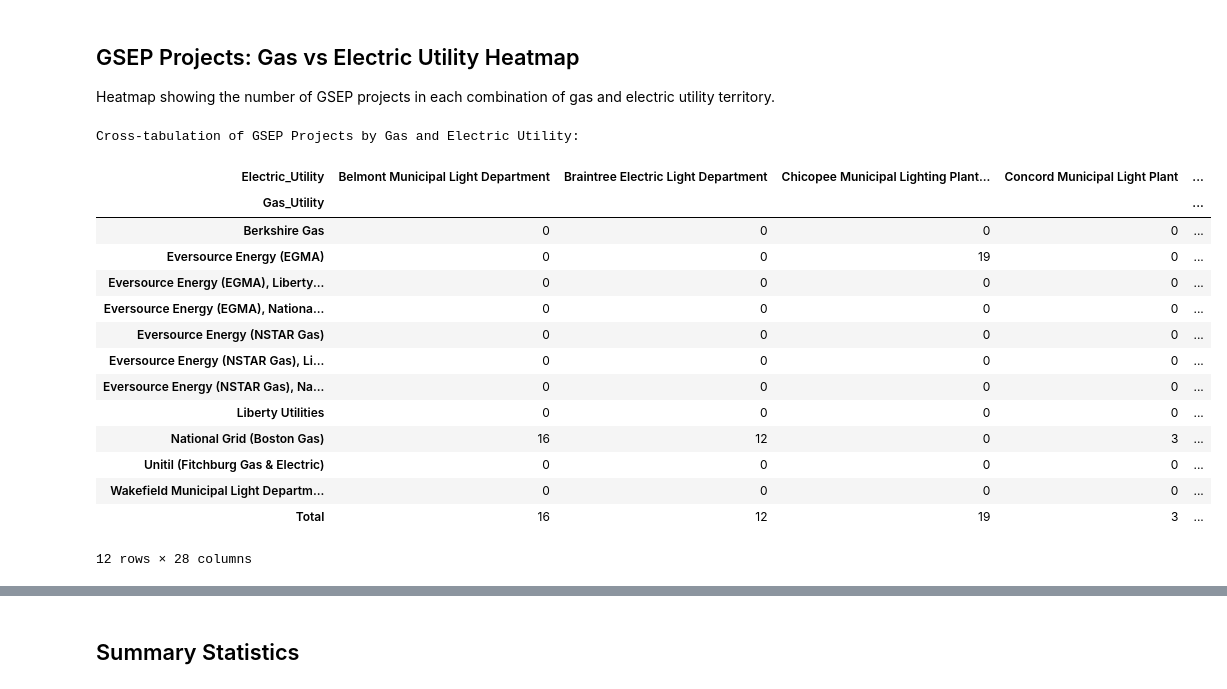
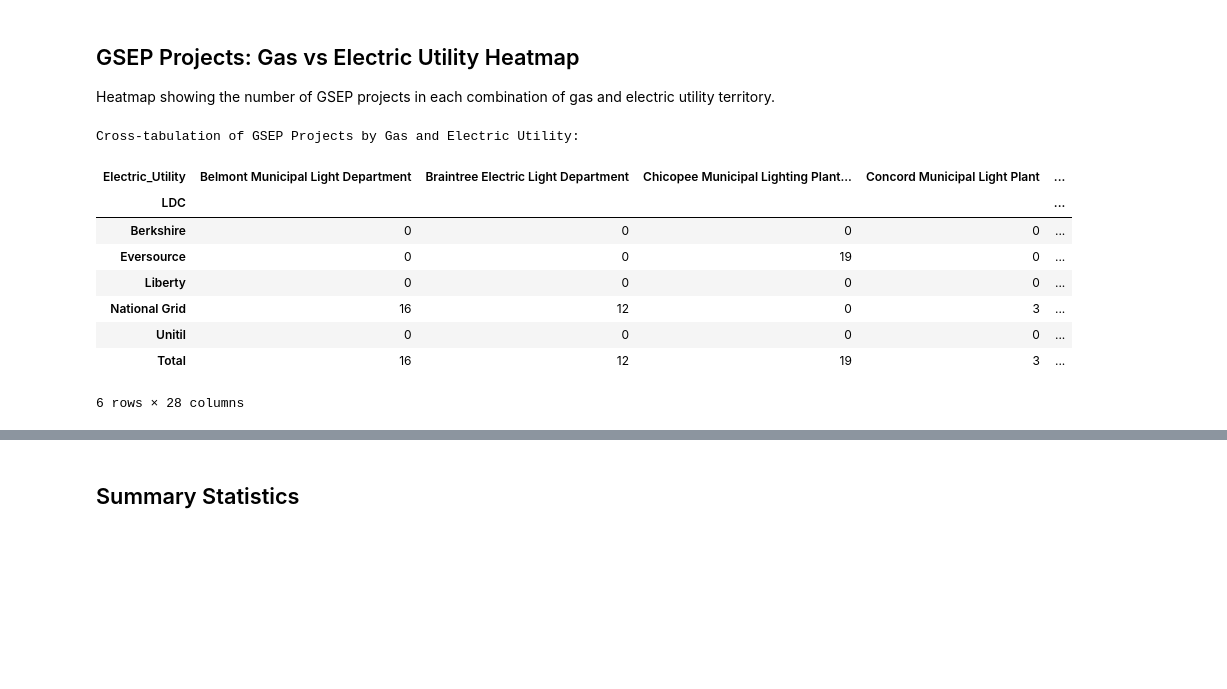
Before and after one commit to dawsonc/gsep_mapping, a Jupyter notebook: GSEP_by_electric_utility.ipynb, the cells around one changed output, grey strips where cells are left out. Cells and saved outputs as stored; diff of their text form; code cells hidden in the pictures; blank space fills up the shorter version.

```diff
--- a/GSEP_by_electric_utility.ipynb
+++ b/GSEP_by_electric_utility.ipynb
@@ -176,31 +176,25 @@ Heatmap showing the number of GSEP projects in each combination of gas and elect
 # %%
 # Create cross-tabulation of gas and electric utilities
 utility_crosstab = pd.crosstab(
-    gsep_utilities['Gas_Utility'],
+    gsep_utilities['LDC'],
     gsep_utilities['Electric_Utility'],
     margins=True,
     margins_name='Total'
 )
 
 print("Cross-tabulation of GSEP Projects by Gas and Electric Utility:")
 utility_crosstab
 # %% [output]
 Cross-tabulation of GSEP Projects by Gas and Electric Utility:
 | Electric_Utility | Belmont Municipal Light Department | Braintree Electric Light Department | Chicopee Municipal Lighting Plant... | Concord Municipal Light Plant | ... |
-| Gas_Utility |  |  |  |  | ... |
-| Berkshire Gas | 0 | 0 | 0 | 0 | ... |
-| Eversource Energy (EGMA) | 0 | 0 | 19 | 0 | ... |
-| Eversource Energy (EGMA), Liberty... | 0 | 0 | 0 | 0 | ... |
-| Eversource Energy (EGMA), Nationa... | 0 | 0 | 0 | 0 | ... |
-| Eversource Energy (NSTAR Gas) | 0 | 0 | 0 | 0 | ... |
-| Eversource Energy (NSTAR Gas), Li... | 0 | 0 | 0 | 0 | ... |
-| Eversource Energy (NSTAR Gas), Na... | 0 | 0 | 0 | 0 | ... |
-| Liberty Utilities | 0 | 0 | 0 | 0 | ... |
-| National Grid (Boston Gas) | 16 | 12 | 0 | 3 | ... |
-| Unitil (Fitchburg Gas & Electric) | 0 | 0 | 0 | 0 | ... |
-| Wakefield Municipal Light Departm... | 0 | 0 | 0 | 0 | ... |
+| LDC |  |  |  |  | ... |
+| Berkshire | 0 | 0 | 0 | 0 | ... |
+| Eversource | 0 | 0 | 19 | 0 | ... |
+| Liberty | 0 | 0 | 0 | 0 | ... |
+| National Grid | 16 | 12 | 0 | 3 | ... |
+| Unitil | 0 | 0 | 0 | 0 | ... |
 | Total | 16 | 12 | 19 | 3 | ... |
-12 rows × 28 columns
+6 rows × 28 columns
 # %%
 # Create heatmap without the totals row/column
 utility_matrix = pd.crosstab(
```
Also changed, not shown: parts of 4 cells of this notebook.
